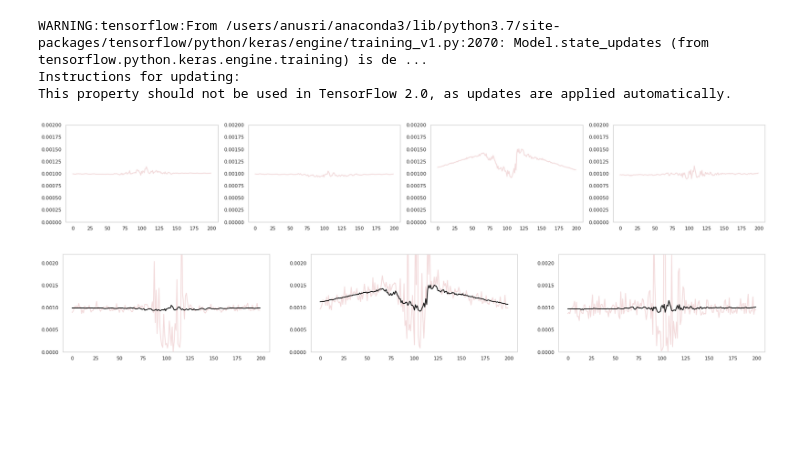
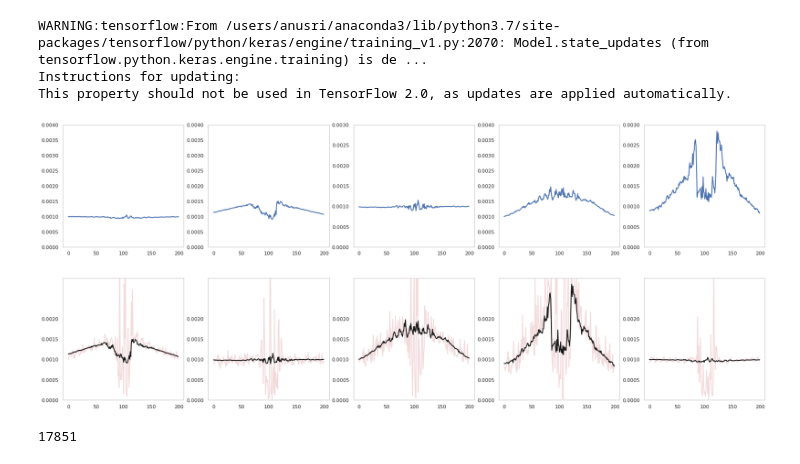
Before and after one commit to kundajelab/chrombpnet, a Jupyter notebook: src/evaluation/marginal_footrprints/main_footprints_check-Copy2.ipynb, the cells around one changed output. Drawn from its saved outputs; the diff is of its cells as text; code cells hidden in the pictures; blank space fills up the shorter version.

```diff
--- a/src/evaluation/marginal_footrprints/main_footprints_check-Copy2.ipynb
+++ b/src/evaluation/marginal_footrprints/main_footprints_check-Copy2.ipynb
@@ -154,7 +155,9 @@ motifs_to_test = ["GCGCATGCGC", "CGATATGACTCATCCC", "TTGGCCACTAGGGGGCGCTAT", "CC
 #motifs_to_test = ["AAGGGGGCGGGGCCTAA", "CCCTAACCACAGCCC", "GCAAGGGAAATTCCCCAGG", "GATAAG"]
 #SPI1, RUNX, NFKB, GATA1
 
-motifs_to_test = ["CCCTAACCACAGCCC", "GCAAGGGAAATTCCCCAGG", "GACAGATAAGGCG", "CCGGGTCCAAAGTCCACCGG"]
+#motifs_to_test = ["GCAAGGGAAATTCCCCAGG", "GACAGATAAGGCG", "CCGGGTCCAAAGTCCACCGG", "GGGATGAGTCATATCG", "AAGGGGGCGGGGCCTAA"]
+motifs_to_test = ["GCAAGGGAAATTCCCCAGG", "GACAGATAAGGCG", "CCGGGTCCAAAGTCCACCGG", "CCAGCCAATCAGAGC", "AAGGGGGCGGGGCCTAA"]
+
 #GM12878
 predictions_motifs = []
 for motif in motifs_to_test:
@@ -167,38 +170,38 @@ This property should not be used in TensorFlow 2.0, as updates are applied autom
 # %%
 def plot_tracks(pred_unplug_bias, ax=None, ylim=0.01, start=500-100+5, end=500+100+5 ):
     width = end - start
-    ax.plot(range(width), pred_unplug_bias[:, start:end].mean(0), 'r', linewidth=2, alpha=0.2)
+    ax.plot(range(width), pred_unplug_bias[:, start:end].mean(0), 'b', linewidth=2)
     ax.set_ylim(0,ylim)
 
     #plt.legend()
 
 
 import seaborn as sns
 sns.set()
 sns.set_style("whitegrid", {'axes.grid' : False})
 
 import matplotlib.pyplot as plt
-plt.rcParams["figure.figsize"] = (28,4)
-fig, axs = plt.subplots(1, 4)
+plt.rcParams["figure.figsize"] = (28,5)
+fig, axs = plt.subplots(1, 5)
 i=0
 #ylims=[0.005,0.025,0.025,0.025, 0.025]
 ylims=[0.009,0.002,0.01,0.01]
 #ylims=[0.02,0.0175]
 ylims=[0.002,0.002,0.002,0.002, 0.002]
 #ylims=[0.025, 0.025]
 #ylims=[0.009,0.005,0.02,0.009]
 #ylims=[0.009,0.002,0.01,0.01]
 #ylims=[0.009,0.005,0.02,0.009]
 #ylims=[0.02,0.02]
-ylims=[0.002,0.002,0.002,0.002]
+ylims=[0.004,0.004,0.003,0.004, 0.003]
 
 for pred_unplug_bias in predictions_motifs:
     plot_tracks(np.array(pred_unplug_bias).reshape(num,1000), axs[i], ylims[i])
     i+=1
 
 plt.show()
 # %% [output]
-[figure, old version]
+[figure, new version]
 # %%
 import pickle as pkl
 
@@ -214,16 +219,18 @@ def plot_tracks(pred_bias,pred_unplug_bias, ax=None, ylim=0.01, start=500-100+5,
 
     #ax.legend()
 import matplotlib.pyplot as plt
-plt.rcParams["figure.figsize"] = (28,4)
-fig, axs = plt.subplots(1, 3)
-ylims=[0.0022,0.0022,0.0022,0.0022]
-i=1
+plt.rcParams["figure.figsize"] = (28,5)
+fig, axs = plt.subplots(1, 5)
+ylims=[0.003,0.003,0.003,0.003, 0.003]
+i=0
 for pred_unplug_bias in predictions_motifs:
-    if i==4:
-        break
     plot_tracks(np.array(data_n[i]).reshape(num,1000), np.array(predictions_motifs[i]).reshape(num,1000), axs[i-1], ylims[i-1])
     i+=1
 
 plt.show()
 # %% [output]
-[figure, old version]
+[figure, new version]
+# %%
+print(num)
+# %% [output]
+17851
```
Also changed, not shown: parts of 2 cells of this notebook, 8 other files.
